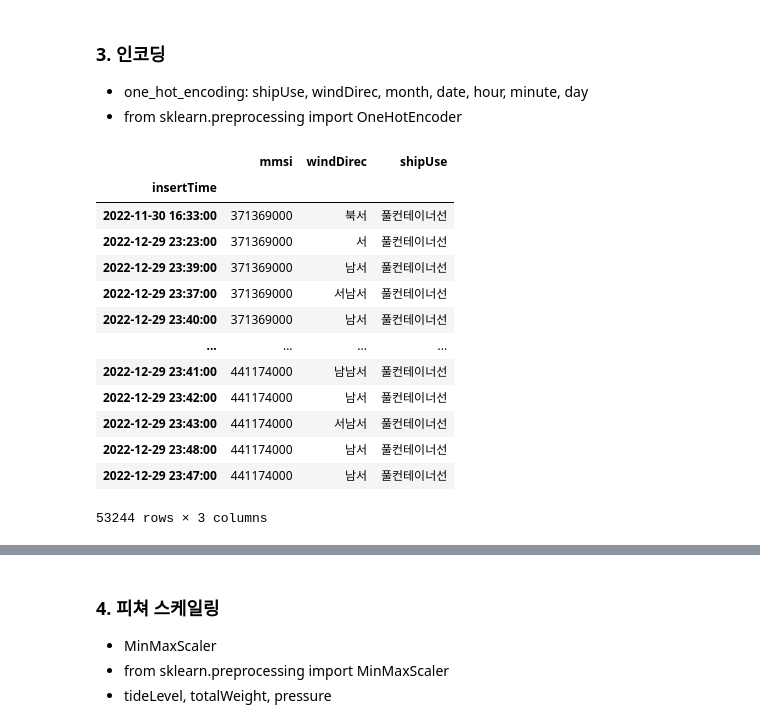
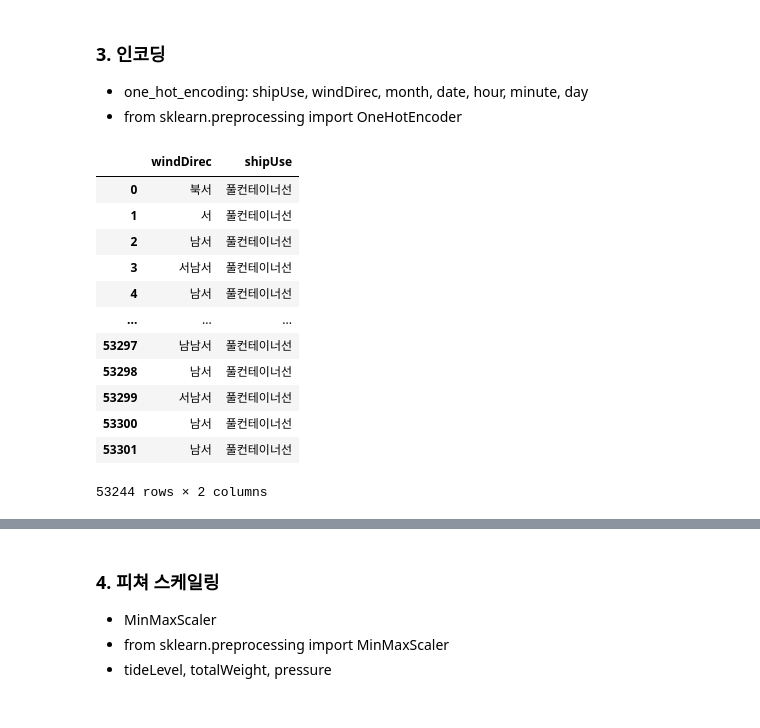
Before and after one commit to K-Digital-Two/JKM1-DA, a Jupyter notebook: preprocessing/Modeling.ipynb, the cells around one changed output, grey strips where cells are left out. Cells and saved outputs as stored; diff of their text form; code cells hidden in the pictures.

```diff
--- a/preprocessing/Modeling.ipynb
+++ b/preprocessing/Modeling.ipynb
@@ -73,0 +29,3 @@ data['mmsi'] = data['mmsi'].astype(str)
+# %%
+data1 = data.drop(["mmsi",'rest_dist'], axis = 1)
+data1
@@ -73,0 +46,6 @@ data['mmsi'] = data['mmsi'].astype(str)
+# %%
+insert = pd.to_datetime(data1['insertTime'])
+timestamp = []
+for time in insert:
+    timestamp.append(int(time.timestamp()))
+data1['insertTime'] = timestamp
@@ -74,3 +68,17 @@ data['mmsi'] = data['mmsi'].astype(str)
+# %%
+def feature_pre(drop_feature_name):
+    data = pd.read_csv("./dataset_final.csv", sep = ',', encoding = 'cp949', index_col=0)
+    data1 = data.drop([drop_feature_name], axis = 1)
+    insert = pd.to_datetime(data1['insertTime'])
+
+    timestamp = []
+    for time in insert:
+        timestamp.append(int(time.timestamp()))
+    data1['insertTime'] = timestamp
+
+    return data1
+# %%
+test_mmsi = feature_pre('mmsi')
 # %% [markdown]
 ### 3. 인코딩
 - one_hot_encoding: shipUse, windDirec, month, date, hour, minute, day
@@ -78,24 +86,23 @@ data['mmsi'] = data['mmsi'].astype(str)
 # %%
 from sklearn.preprocessing import OneHotEncoder
 ohe = OneHotEncoder()
 
-df_ohe = data[['mmsi','windDirec','shipUse']]
+df_ohe = test_mmsi[['windDirec','shipUse']]
 df_ohe
 # %% [output]
-|  | mmsi | windDirec | shipUse |
-| insertTime |  |  |  |
-| 2022-11-30 16:33:00 | 371369000 | 북서 | 풀컨테이너선 |
-| 2022-12-29 23:23:00 | 371369000 | 서 | 풀컨테이너선 |
-| 2022-12-29 23:39:00 | 371369000 | 남서 | 풀컨테이너선 |
-| 2022-12-29 23:37:00 | 371369000 | 서남서 | 풀컨테이너선 |
-| 2022-12-29 23:40:00 | 371369000 | 남서 | 풀컨테이너선 |
-| ... | ... | ... | ... |
-| 2022-12-29 23:41:00 | 441174000 | 남남서 | 풀컨테이너선 |
-| 2022-12-29 23:42:00 | 441174000 | 남서 | 풀컨테이너선 |
-| 2022-12-29 23:43:00 | 441174000 | 서남서 | 풀컨테이너선 |
-| 2022-12-29 23:48:00 | 441174000 | 남서 | 풀컨테이너선 |
-| 2022-12-29 23:47:00 | 441174000 | 남서 | 풀컨테이너선 |
+|  | windDirec | shipUse |
+| 0 | 북서 | 풀컨테이너선 |
+| 1 | 서 | 풀컨테이너선 |
+| 2 | 남서 | 풀컨테이너선 |
+| 3 | 서남서 | 풀컨테이너선 |
+| 4 | 남서 | 풀컨테이너선 |
+| ... | ... | ... |
+| 53297 | 남남서 | 풀컨테이너선 |
+| 53298 | 남서 | 풀컨테이너선 |
+| 53299 | 서남서 | 풀컨테이너선 |
+| 53300 | 남서 | 풀컨테이너선 |
+| 53301 | 남서 | 풀컨테이너선 |
-53244 rows × 3 columns
+53244 rows × 2 columns
 # %%
 ohe_dataset = pd.get_dummies(df_ohe)
 ohe_dataset
```
Also changed, not shown: parts of 69 cells of this notebook.
